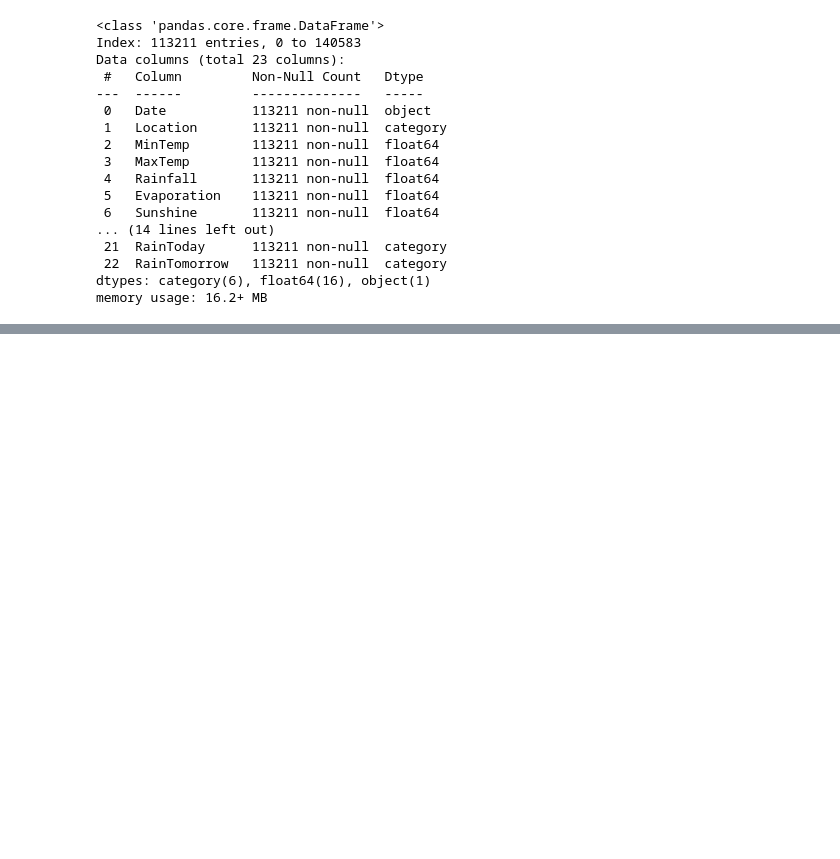
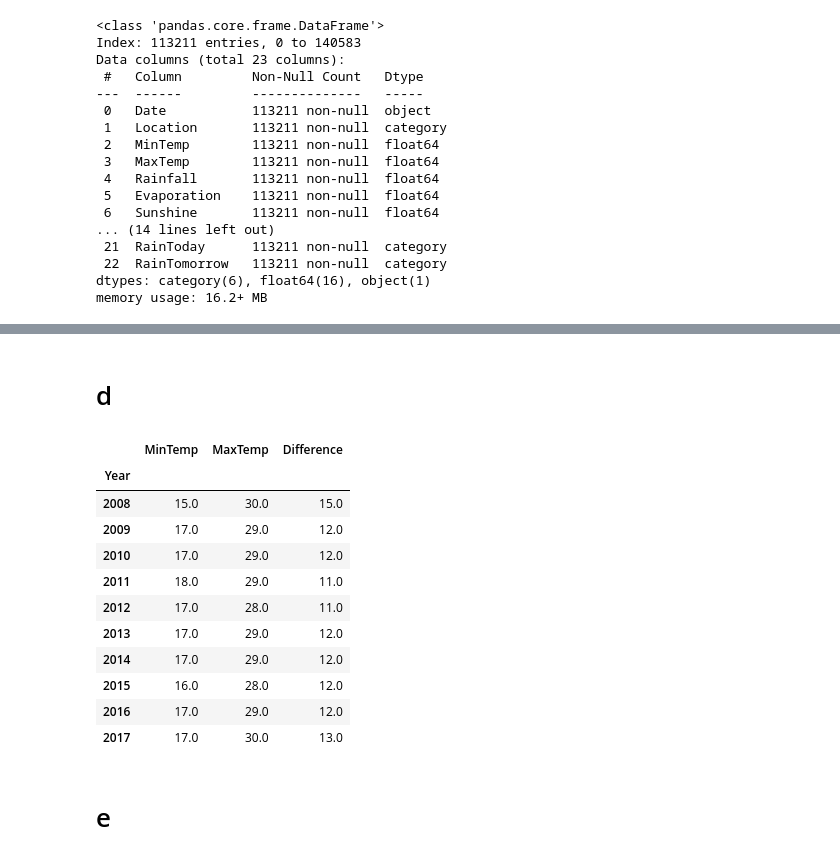
Before and after one commit to AminKhorasani/Data-Mining, a Jupyter notebook: CA#2/part_5.ipynb, the cells around one changed output, grey strips where cells are left out. Saved outputs shown, nothing was run; the diff lists cells and outputs as text; code cells hidden in the pictures; blank space fills up the shorter version.

```diff
--- a/CA#2/part_5.ipynb
+++ b/CA#2/part_5.ipynb
@@ -223,0 +266,11 @@ memory usage: 16.2+ MB
+# %%
+# convert Date column to datetime
+df['Date'] = pd.to_datetime(df['Date'], format='%Y-%m-%d')
+
+# filter df to sata od Watsonia in 2015
+watsonia_2015 = df[(df['Location'] == 'Watsonia') & (df['Date'].dt.year == 2015)]
+
+# calculate num of rainy days based on yes value
+num_rainy_days = watsonia_2015['RainTomorrow'].eq('Yes').sum()
+
+print(f'num of rainy days in Watsonia in 2015 is: {num_rainy_days}')
@@ -223,0 +325,29 @@ memory usage: 16.2+ MB
+# %% [markdown]
+# d
+# %%
+# add year column that represent year of data observed
+df['Year'] = df['Date'].dt.year
+
+# filter data based on month
+january_data = df[df['Date'].dt.month == 1]
+
+# define new dataframe that represent median of MinTemp and MaxTemp and Difference of both in each year
+median_temps = january_data.groupby('Year').agg({'MinTemp': 'median', 'MaxTemp': 'median'})
+median_temps['Difference'] = median_temps['MaxTemp'] - median_temps['MinTemp']
+# %%
+median_temps
+# %% [output]
+|  | MinTemp | MaxTemp | Difference |
+| Year |  |  |  |
+| 2008 | 15.0 | 30.0 | 15.0 |
+| 2009 | 17.0 | 29.0 | 12.0 |
+| 2010 | 17.0 | 29.0 | 12.0 |
+| 2011 | 18.0 | 29.0 | 11.0 |
+| 2012 | 17.0 | 28.0 | 11.0 |
+| 2013 | 17.0 | 29.0 | 12.0 |
+| 2014 | 17.0 | 29.0 | 12.0 |
+| 2015 | 16.0 | 28.0 | 12.0 |
+| 2016 | 17.0 | 29.0 | 12.0 |
+| 2017 | 17.0 | 30.0 | 13.0 |
+# %% [markdown]
+# e
```
Also changed, not shown: parts of 18 cells of this notebook, 10 other files.
